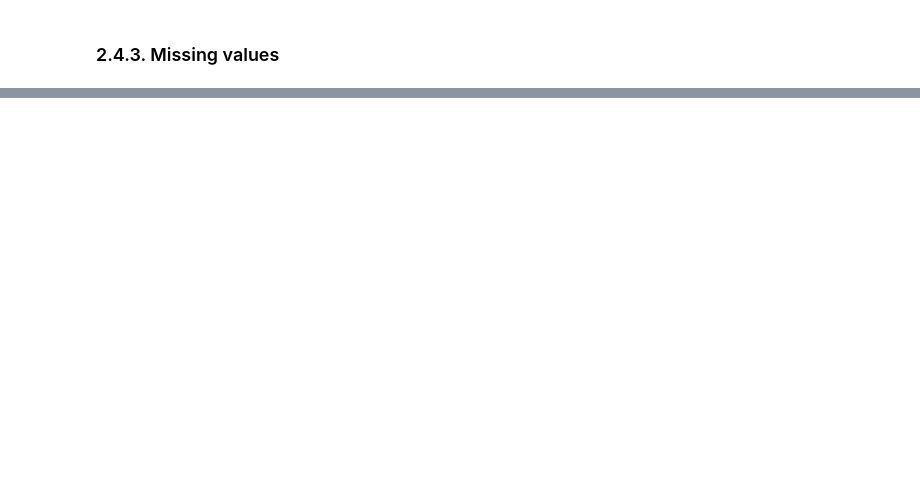
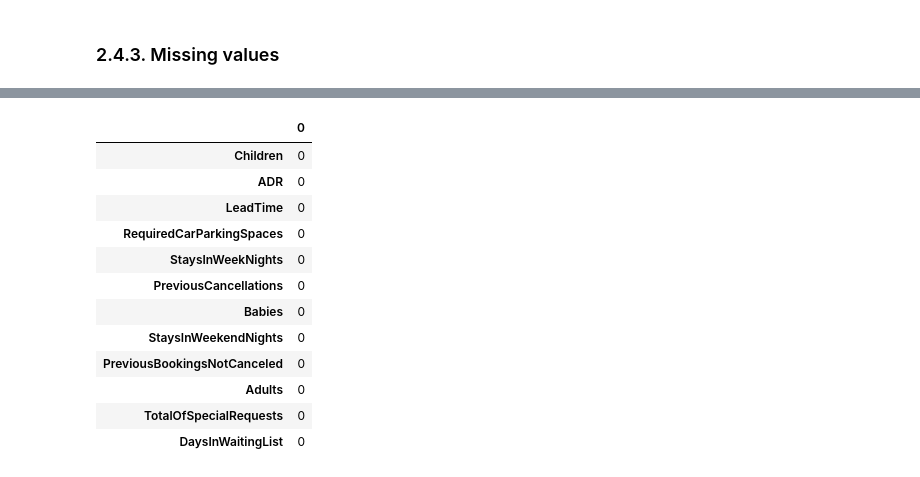
Before and after one commit to elvyna/hotel-booking-cancellation, a Jupyter notebook: 0-business-data-understanding.ipynb, the cells around one changed output, grey strips where cells are left out. Drawn from its saved outputs; the diff is of its cells as text; code cells hidden in the pictures; blank space fills up the shorter version.

Commit message:
Identify outliers

```diff
--- a/0-business-data-understanding.ipynb
+++ b/0-business-data-understanding.ipynb
@@ -875,0 +825,19 @@ def check_outliers(series):
+# %%
+## create spark dataframes as placeholders to store the results
+from pyspark.sql.types import StringType, DoubleType, IntegerType, StructField, StructType
+
+data_schema = [
+    StructField('attribute_name', StringType(), nullable = True),
+    StructField('count_outliers', IntegerType(), nullable = True),
+    StructField('pct_outliers', DoubleType(), nullable = True)
+]
+
+df_outliers_h1 = spark.createDataFrame(
+    data = spark.sparkContext.emptyRDD(),
+    schema = StructType(fields = data_schema)
+)
+
+df_outliers_h2 = spark.createDataFrame(
+    data = spark.sparkContext.emptyRDD(),
+    schema = StructType(fields = data_schema)
+)
@@ -877,0 +950,16 @@ def check_outliers(series):
+# %%
+df_h2.select([count(when(isnan(c) | col(c).isNull(), c)).alias(c) for c in selected_cols]).toPandas().transpose()
+# %% [output]
+|  | 0 |
+| Children | 0 |
+| ADR | 0 |
+| LeadTime | 0 |
+| RequiredCarParkingSpaces | 0 |
+| StaysInWeekNights | 0 |
+| PreviousCancellations | 0 |
+| Babies | 0 |
+| StaysInWeekendNights | 0 |
+| PreviousBookingsNotCanceled | 0 |
+| Adults | 0 |
+| TotalOfSpecialRequests | 0 |
+| DaysInWaitingList | 0 |
```
Also changed, not shown: parts of 9 cells of this notebook.
